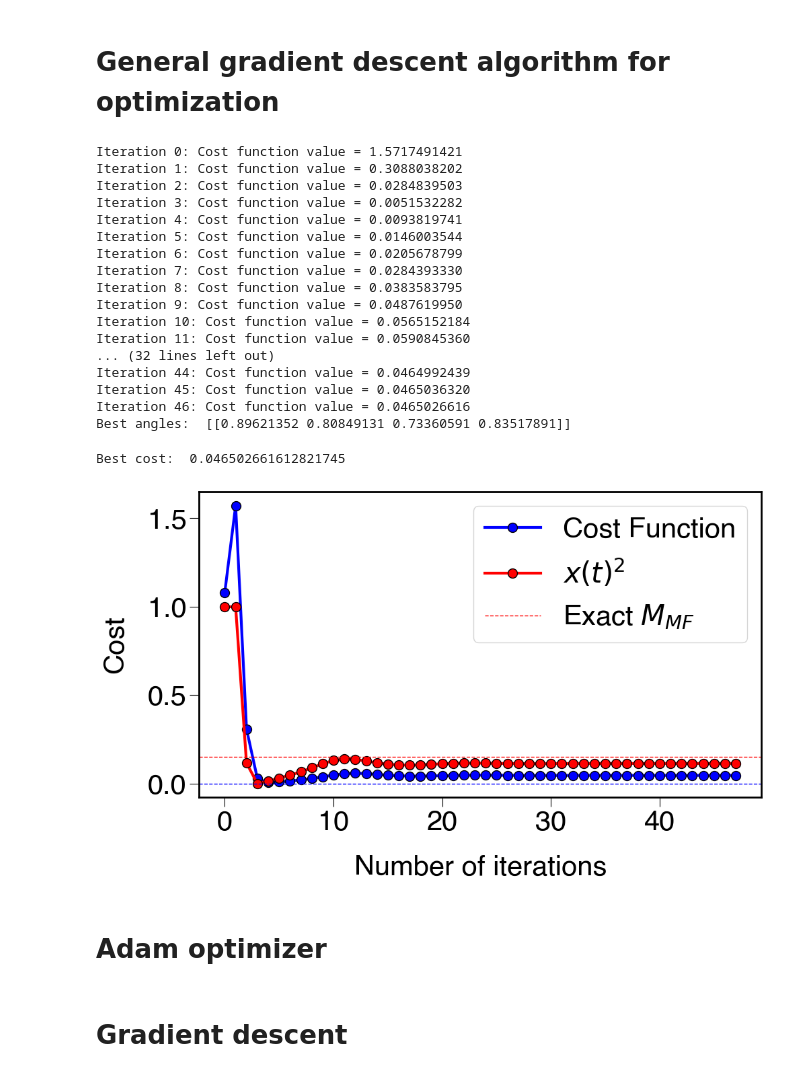
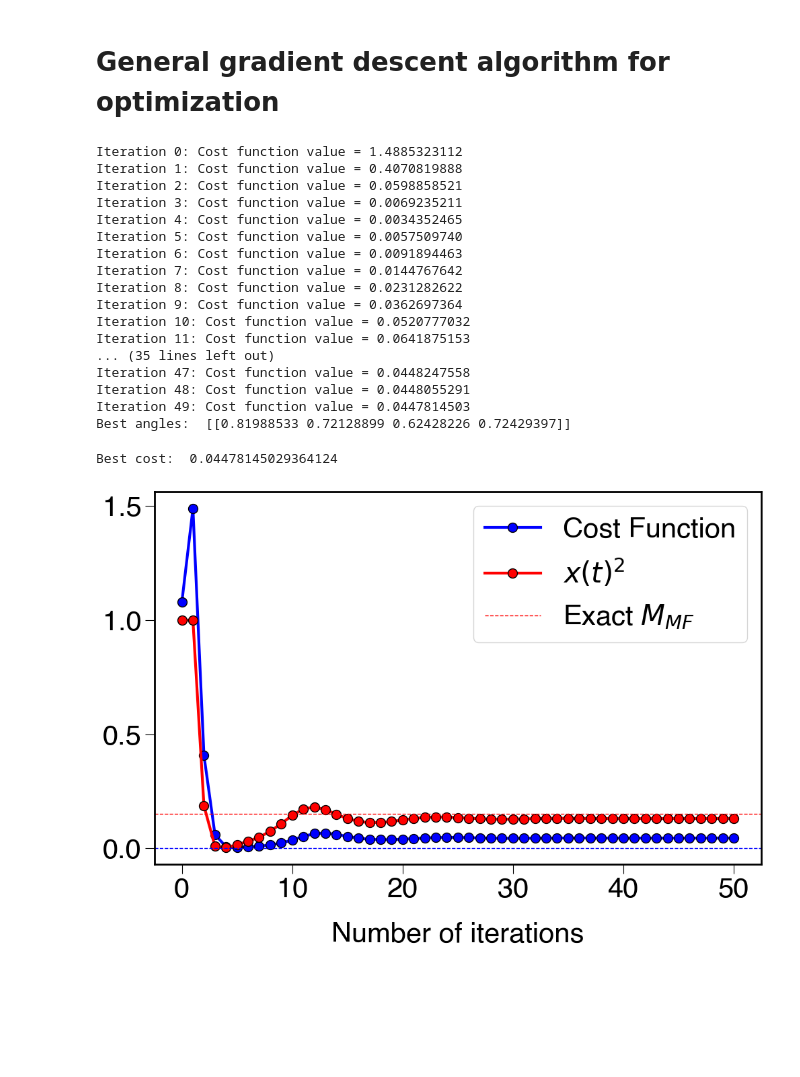
Before and after one commit to psasanka1729/VQA, a Jupyter notebook: variational_ansatz_infinite_ranged_model.ipynb, the cells around one changed output. Saved outputs shown, nothing was run; the diff lists cells and outputs as text; code cells hidden in the pictures; blank space fills up the shorter version.

Commit message:
cost function converges in the PM phase

```diff
--- a/variational_ansatz_infinite_ranged_model.ipynb
+++ b/variational_ansatz_infinite_ranged_model.ipynb
@@ -451,50 +452,51 @@ x_steady_state, y_steady_state, z_steady_state = solution_set(Delta, J, L, gamma
 
 number_of_layers = 1
 #initial_thetas = [[0.1, 0.1, -0.1, 0.2] for _ in range(number_of_layers)]
-initial_thetas = np.array([[0.3, 0.2, 0.1, 0.2] for _ in range(number_of_layers)]) + np.pi/5
+initial_thetas = np.array([[0.3, 0.2, 0.1, 0.2] for _ in range(number_of_layers)]) + np.pi/6 # Converges in the PM phase.
 
 rho_i = vectorize_rho( csr_matrix( I2 + sigma_x) / 2)
 
 best_angles, best_cost, x_values, rho_values, cost_values = gradient_descent_optimizer(
-    rho_i, number_of_layers, initial_thetas, learning_rate=0.01, max_iterations=50
+    rho_i, number_of_layers, initial_thetas, learning_rate=0.001, max_iterations=50
 )
 print('Best angles: ', best_angles)
 # %% [output]
-Iteration 0: Cost function value = 1.5717491421
-Iteration 1: Cost function value = 0.3088038202
-Iteration 2: Cost function value = 0.0284839503
-Iteration 3: Cost function value = 0.0051532282
-Iteration 4: Cost function value = 0.0093819741
-Iteration 5: Cost function value = 0.0146003544
-Iteration 6: Cost function value = 0.0205678799
-Iteration 7: Cost function value = 0.0284393330
-Iteration 8: Cost function value = 0.0383583795
-Iteration 9: Cost function value = 0.0487619950
-Iteration 10: Cost function value = 0.0565152184
-Iteration 11: Cost function value = 0.0590845360
-... (32 lines left out)
-Iteration 44: Cost function value = 0.0464992439
-Iteration 45: Cost function value = 0.0465036320
-Iteration 46: Cost function value = 0.0465026616
-Best angles:  [[0.89621352 0.80849131 0.73360591 0.83517891]]
+Iteration 0: Cost function value = 1.4885323112
+Iteration 1: Cost function value = 0.4070819888
+Iteration 2: Cost function value = 0.0598858521
+Iteration 3: Cost function value = 0.0069235211
+Iteration 4: Cost function value = 0.0034352465
+Iteration 5: Cost function value = 0.0057509740
+Iteration 6: Cost function value = 0.0091894463
+Iteration 7: Cost function value = 0.0144767642
+Iteration 8: Cost function value = 0.0231282622
+Iteration 9: Cost function value = 0.0362697364
+Iteration 10: Cost function value = 0.0520777032
+Iteration 11: Cost function value = 0.0641875153
+... (35 lines left out)
+Iteration 47: Cost function value = 0.0448247558
+Iteration 48: Cost function value = 0.0448055291
+Iteration 49: Cost function value = 0.0447814503
+Best angles:  [[0.81988533 0.72128899 0.62428226 0.72429397]]
 # %%
 # Plotting the cost function vs iterations with publication-quality settings.
-fig, ax = plt.subplots(figsize=(10, 6))
+fig, ax = plt.subplots(figsize=(10, 7))
 ax.plot(cost_values, marker='o', linestyle='-', color='blue', markersize=10, markerfacecolor='blue', markeredgecolor='black', linewidth=3, label='Cost Function')
 print('Best cost: ', cost_values[-1])
 ax.plot(np.array(x_values)**2, marker='o', linestyle='-', color='red', markersize=10, markerfacecolor='red', markeredgecolor='black', linewidth=3, label=r'$x(t)^{2}$')
 plt.axhline(y=0, color='blue', linestyle='--', linewidth=1)
 plt.axhline(y=x_steady_state**2, color='red', linestyle='--', linewidth=1, label=r'Exact $M_{MF}$')
 ax.set_xlabel('Number of iterations', labelpad=20)
-ax.set_ylabel('Cost', labelpad=20)
+#ax.set_ylabel('Cost', labelpad=20)
 ax.legend()
 plt.tight_layout()
 for spine in ax.spines.values():
      spine.set_linewidth(2)
 ax.tick_params(axis='both', which='major', length=10)
+# path = '/Users/sasankadowarah/Ultimate_QM_MM/VQA/'
+# os.chdir(path)
+# plt.savefig('cost_function_vs_iterations.png', dpi=600, bbox_inches='tight')
 plt.show()
 # %% [output]
-Best cost:  0.046502661612821745
+Best cost:  0.04478145029364124
-[figure, old version]
+[figure, new version]
-# %% [markdown]
-# Adam optimizer
@@ -591,2 +502,0 @@ Best cost:  0.046502661612821745
-# %% [markdown]
-# Gradient descent
```
Also changed, not shown: parts of 11 cells of this notebook.
